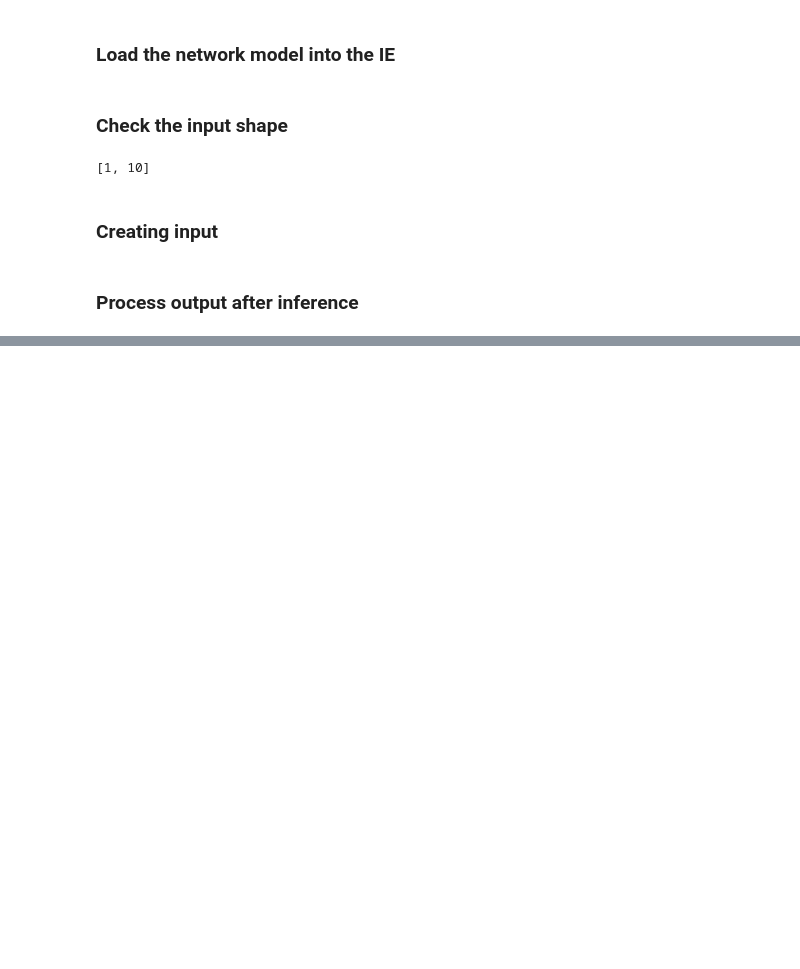
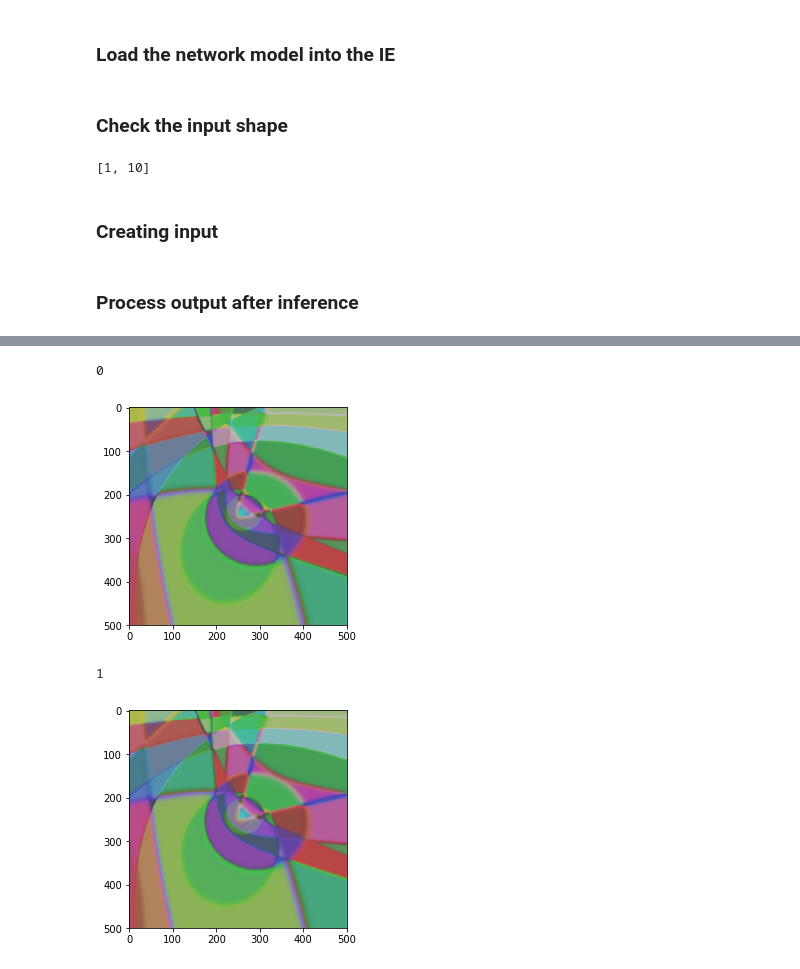
Before and after one commit to subrockmann/artsificial, a Jupyter notebook: Pattern Producing Network - Inference.ipynb, the cells around one changed output, grey strips where cells are left out. Cells and saved outputs as stored; diff of their text form; code cells hidden in the pictures; blank space fills up the shorter version.

```diff
--- a/Pattern Producing Network - Inference.ipynb
+++ b/Pattern Producing Network - Inference.ipynb
@@ -155,0 +172,7 @@ def run_and_plot():
+# %%
+run_and_plot()
+# %% [output]
+0
+[figure, added]
+1
+[figure, added]
```
Also changed, not shown: parts of 3 cells of this notebook.
